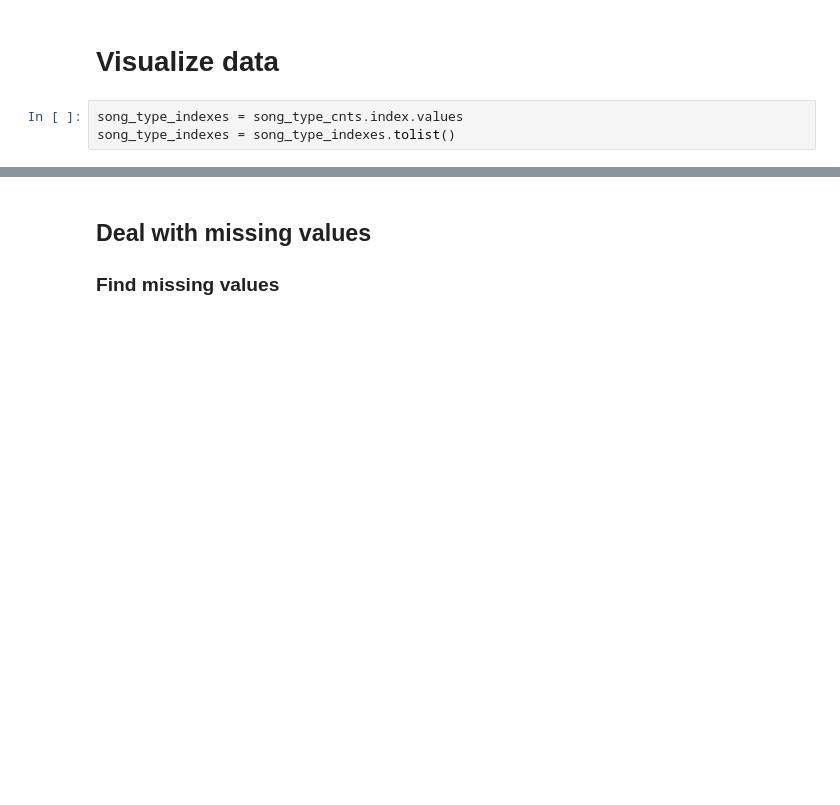
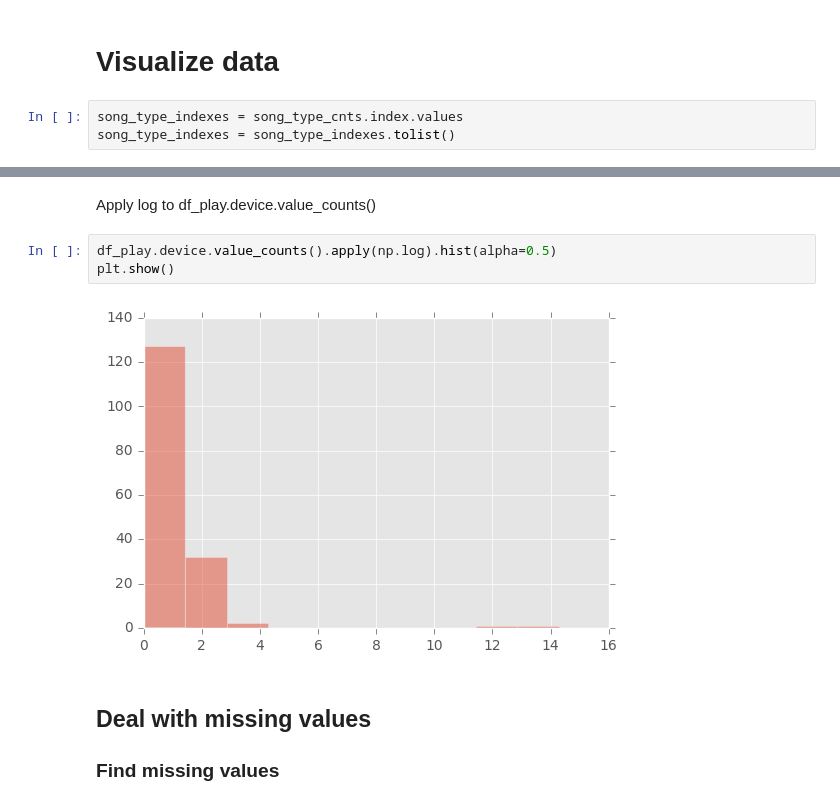
Before and after one commit to BryanBo-Cao/data-science, a Jupyter notebook: music-box/src/BryanBoCao_Code.ipynb, the cells around one changed output, grey strips where cells are left out. Cells and saved outputs as stored; diff of their text form; blank space fills up the shorter version.

```diff
--- a/music-box/src/BryanBoCao_Code.ipynb
+++ b/music-box/src/BryanBoCao_Code.ipynb
@@ -94,3 +101,10 @@ df_play.device.value_counts().plot.hist(alpha=0.5)
+# %% [markdown]
+Apply log to df_play.device.value_counts()
+# %%
+df_play.device.value_counts().apply(np.log).hist(alpha=0.5)
+plt.show()
+# %% [output]
+[figure, added]
 # %% [markdown]
 ## Deal with missing values
 ### Find missing values
```
Also changed, not shown: parts of 20 cells of this notebook.
